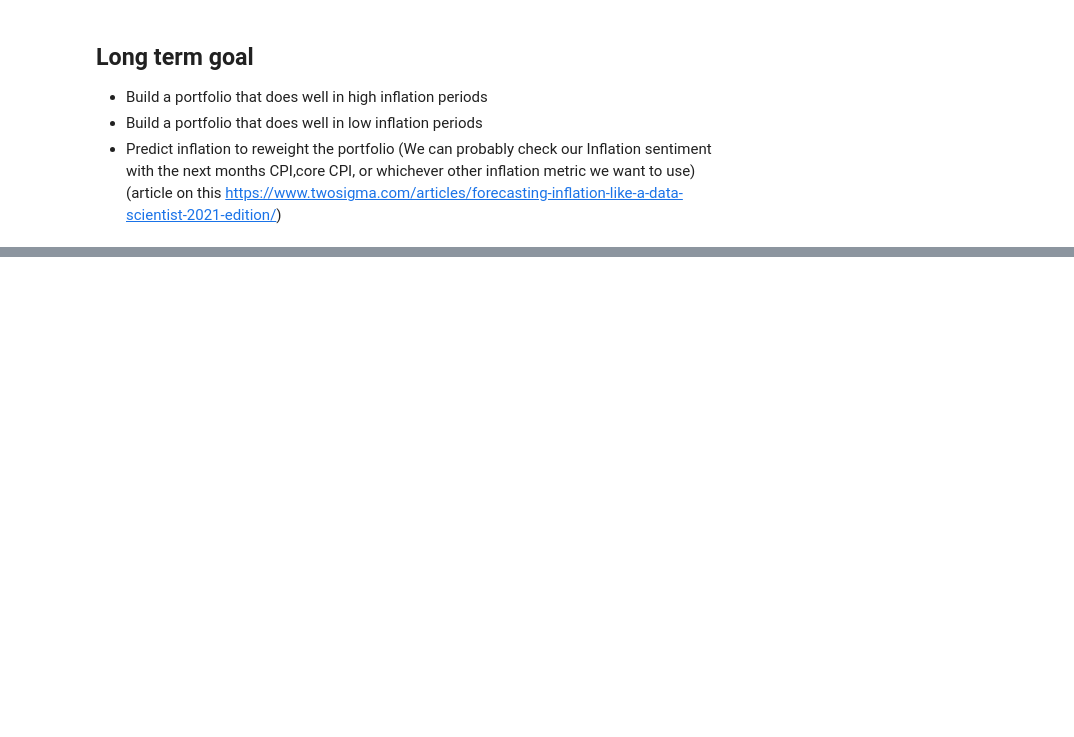
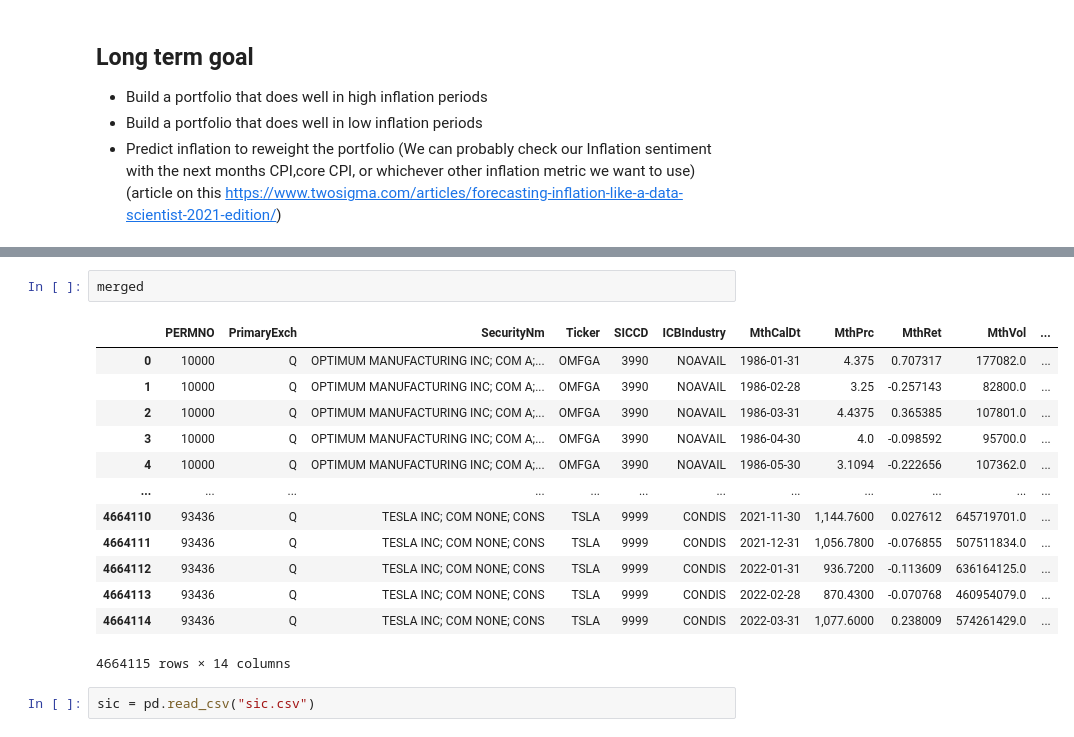
Before and after one commit to pranavrc111/inflation_trading, a Jupyter notebook: trading.ipynb, the cells around one changed output, grey strips where cells are left out. Drawn from its saved outputs; the diff is of its cells as text; blank space fills up the shorter version.

```diff
--- a/trading.ipynb
+++ b/trading.ipynb
@@ -30,0 +211,18 @@ Alt data ideas:
+# %%
+merged
+# %% [output]
+|  | PERMNO | PrimaryExch | SecurityNm | Ticker | SICCD | ICBIndustry | MthCalDt | MthPrc | MthRet | MthVol | ... |
+| 0 | 10000 | Q | OPTIMUM MANUFACTURING INC; COM A;... | OMFGA | 3990 | NOAVAIL | 1986-01-31 | 4.375 | 0.707317 | 177082.0 | ... |
+| 1 | 10000 | Q | OPTIMUM MANUFACTURING INC; COM A;... | OMFGA | 3990 | NOAVAIL | 1986-02-28 | 3.25 | -0.257143 | 82800.0 | ... |
+| 2 | 10000 | Q | OPTIMUM MANUFACTURING INC; COM A;... | OMFGA | 3990 | NOAVAIL | 1986-03-31 | 4.4375 | 0.365385 | 107801.0 | ... |
+| 3 | 10000 | Q | OPTIMUM MANUFACTURING INC; COM A;... | OMFGA | 3990 | NOAVAIL | 1986-04-30 | 4.0 | -0.098592 | 95700.0 | ... |
+| 4 | 10000 | Q | OPTIMUM MANUFACTURING INC; COM A;... | OMFGA | 3990 | NOAVAIL | 1986-05-30 | 3.1094 | -0.222656 | 107362.0 | ... |
+| ... | ... | ... | ... | ... | ... | ... | ... | ... | ... | ... | ... |
+| 4664110 | 93436 | Q | TESLA INC; COM NONE; CONS | TSLA | 9999 | CONDIS | 2021-11-30 | 1,144.7600 | 0.027612 | 645719701.0 | ... |
+| 4664111 | 93436 | Q | TESLA INC; COM NONE; CONS | TSLA | 9999 | CONDIS | 2021-12-31 | 1,056.7800 | -0.076855 | 507511834.0 | ... |
+| 4664112 | 93436 | Q | TESLA INC; COM NONE; CONS | TSLA | 9999 | CONDIS | 2022-01-31 | 936.7200 | -0.113609 | 636164125.0 | ... |
+| 4664113 | 93436 | Q | TESLA INC; COM NONE; CONS | TSLA | 9999 | CONDIS | 2022-02-28 | 870.4300 | -0.070768 | 460954079.0 | ... |
+| 4664114 | 93436 | Q | TESLA INC; COM NONE; CONS | TSLA | 9999 | CONDIS | 2022-03-31 | 1,077.6000 | 0.238009 | 574261429.0 | ... |
+4664115 rows × 14 columns
+# %%
+sic = pd.read_csv("sic.csv")
```
Also changed, not shown: parts of 32 cells of this notebook, 1 other file.
